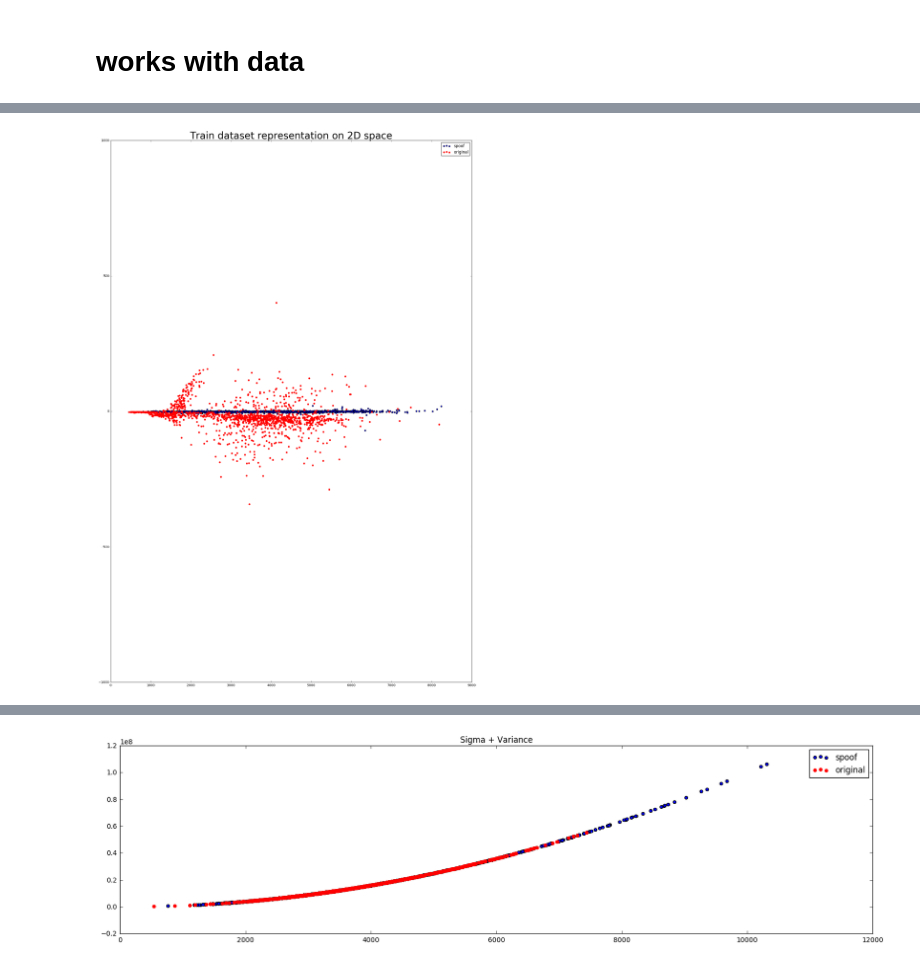
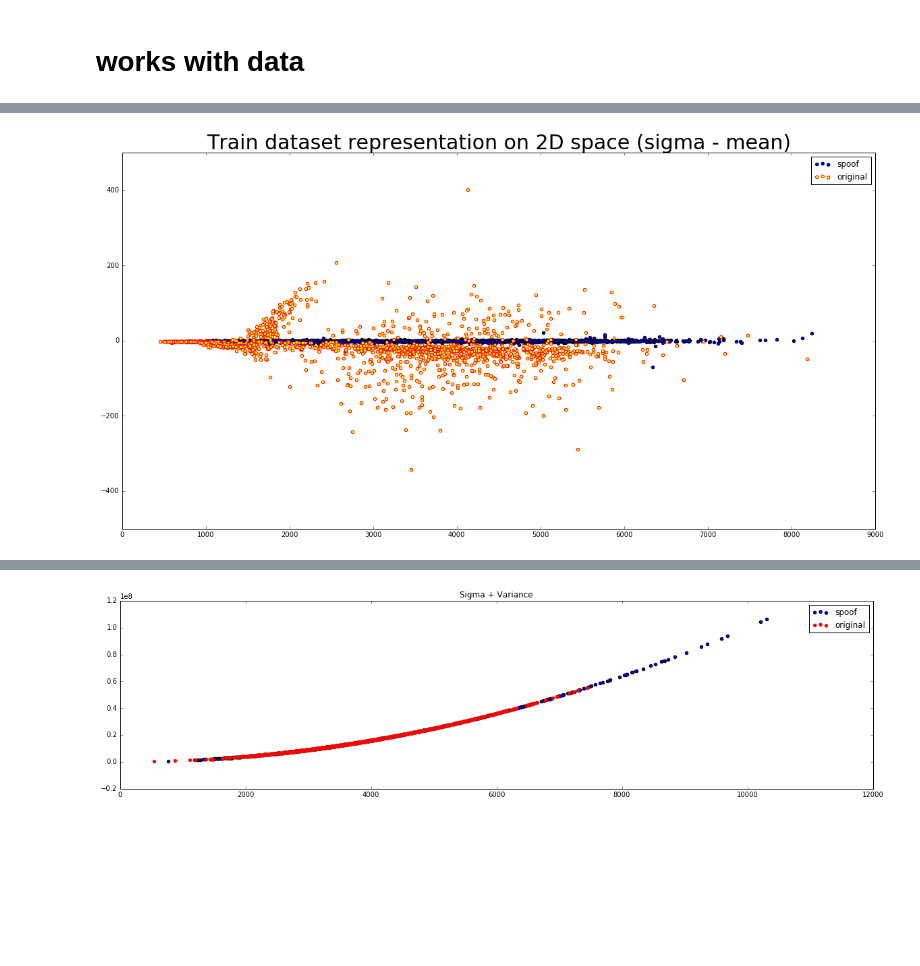
Before and after one commit to Anotherother/spoofingchallenge, a Jupyter notebook: compute gaussian sigma.ipynb, the cells around one changed output, grey strips where cells are left out. Drawn from its saved outputs; the diff is of its cells as text; code cells hidden in the pictures; blank space fills up the shorter version.

```diff
--- a/compute gaussian sigma.ipynb
+++ b/compute gaussian sigma.ipynb
@@ -224,11 +225,11 @@ plt.show()
 # %%
-plt.figure(figsize=(20,30))
-plt.title('Train dataset representation on 2D space', size = 30)
+plt.figure(figsize=(20,10))
+plt.title('Train dataset representation on 2D space (sigma - mean)', size = 30)
 plt.scatter(sigmaVectorSpoof, meanSpoof,  label="spoof")
-plt.ylim(-1000, 1000)
-plt.scatter(sigmaVectorOriginal,meanOriginal, color = 'red', label="original")
+plt.ylim(-500, 500)
+plt.scatter(sigmaVectorOriginal,meanOriginal, color = 'yellow', edgecolors='red', label="original")
 plt.legend()
 plt.show()
 # %% [output]
-[figure, old version]
+[figure, new version]
 # %%
```
Also changed, not shown: parts of 17 cells of this notebook.
